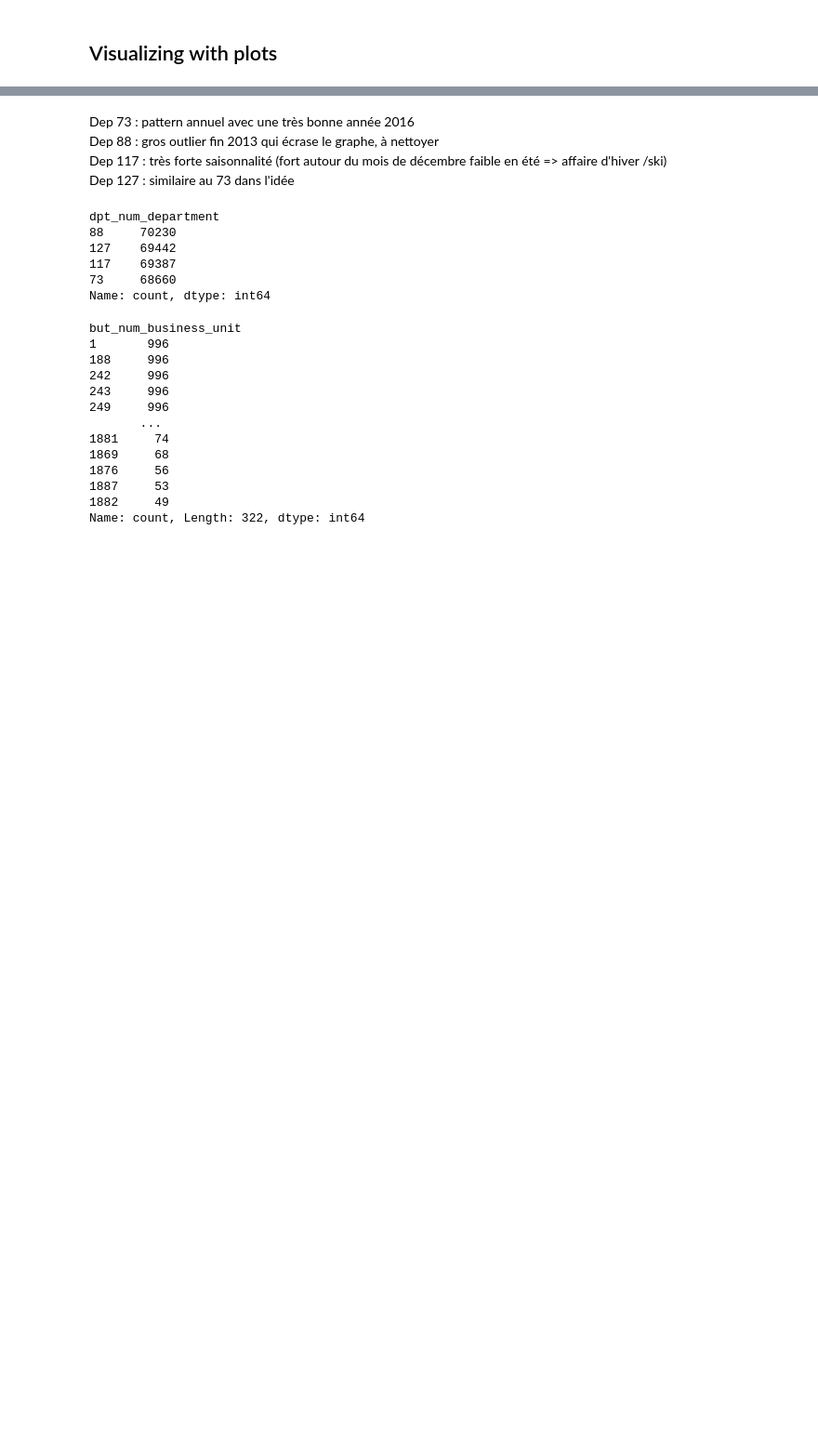
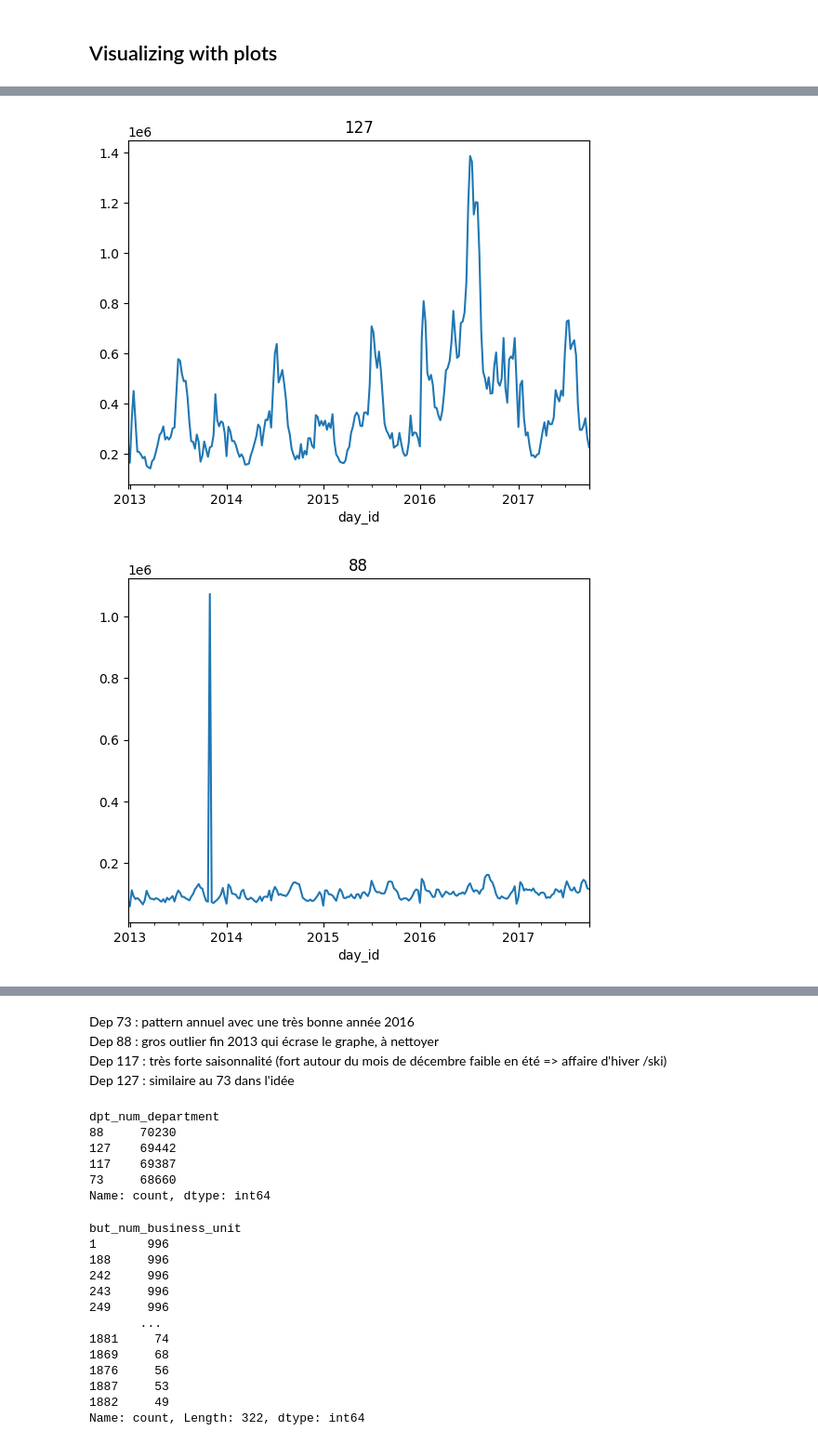
Before and after one commit to bpugnaire/retail-forecast, a Jupyter notebook: notebooks/data_exploration.ipynb, the cells around one changed output, grey strips where cells are left out. Shown: that part at 93% size. Cells and saved outputs as stored; diff of their text form; code cells hidden in the pictures; blank space fills up the shorter version.

```diff
--- a/notebooks/data_exploration.ipynb
+++ b/notebooks/data_exploration.ipynb
@@ -113,3 +114,8 @@ df_bu_feat.describe()
 | 50% | 242.500000 | 56050.000000 | 47.373887 | 2.598707 | 64.000000 | ... |
 | 75% | 553.750000 | 74575.000000 | 48.885216 | 4.904543 | 74.000000 | ... |
 | max | 1995.000000 | 98000.000000 | 51.050275 | 8.796100 | 178.000000 | ... |
+# %%
+df_train['day_id'] = pd.to_datetime(df_train['day_id'], format='%Y-%m-%d')
+df_test['day_id'] = pd.to_datetime(df_test['day_id'], format='%Y-%m-%d')
+print('Train date range: {} to {}'.format(df_train['day_id'].min(), df_train['day_id'].max()))
+print('Test date range: {} to {}'.format(df_test['day_id'].min(), df_test['day_id'].max()))
@@ -132,0 +129,13 @@ dtype: object
+# %%
+def plot_turnover_by_dpt(df):
+    for dpt in df['dpt_num_department'].unique():
+        df_year = df[df['dpt_num_department'] == dpt]
+        df_year.groupby('day_id')['turnover'].sum().plot(kind='line', x='day_id', y='turnover')
+        plt.title(dpt)
+        plt.show()
+
+
+plot_turnover_by_dpt(df_train)
+# %% [output]
+[figure, added]
+[figure, added]
```
Also changed, not shown: parts of 4 cells of this notebook, 11 other files.
